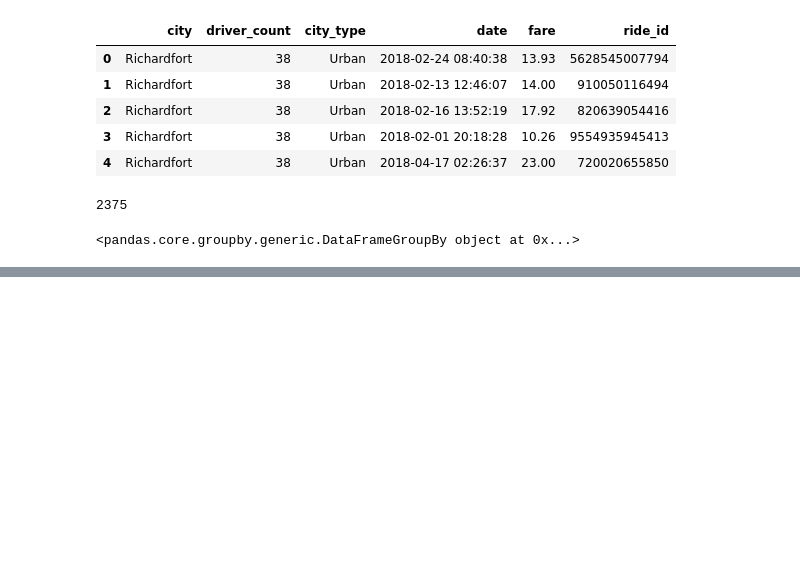
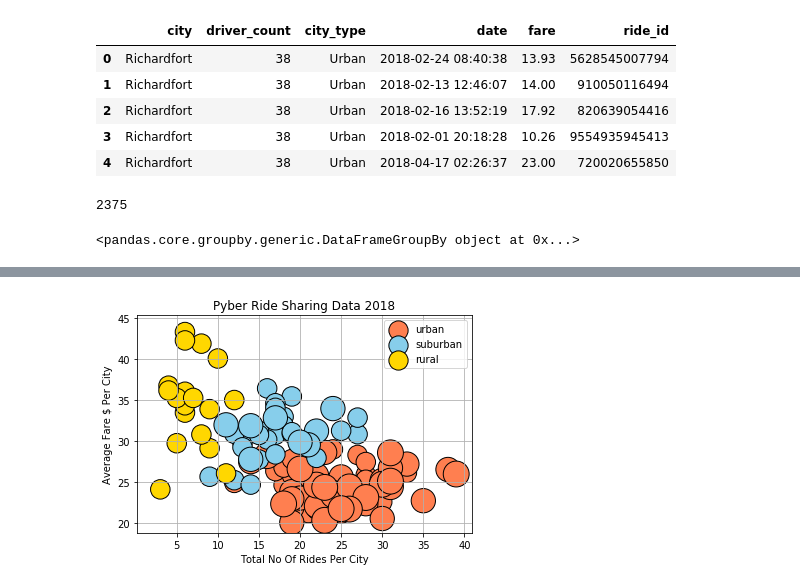
Before and after one commit to Nithyusha07/Matpotlib-challenge, a Jupyter notebook: PyBer.ipynb, the cells around one changed output, grey strips where cells are left out. Saved outputs shown, nothing was run; the diff lists cells and outputs as text; code cells hidden in the pictures; blank space fills up the shorter version.

```diff
--- a/PyBer.ipynb
+++ b/PyBer.ipynb
@@ -140,0 +143,4 @@ plt.show()
+# %%
+# Total No of Rides per suburban city
+rides_count_per_suburban_city = suburban_grouped_city_df[["ride_id"]].nunique()
+rides_count_per_suburban_city.head()
@@ -140,0 +155,9 @@ plt.show()
+# %%
+# Using GroupBy in order to separate the data into fields according to "Rural City" values
+rural_grouped_city_df = rural_data.groupby(['city','driver_count'])
+
+# The object returned is a "GroupBy" object and cannot be viewed normally...
+print(rural_grouped_city_df)
+
+# In order to be visualized, a data function must be used...
+# rural_grouped_city_df.count()
@@ -140,0 +166,4 @@ plt.show()
+# %%
+#Average fare per rural city
+Average_fare_per_rural_city = rural_grouped_city_df[["fare"]].mean().round(2)
+Average_fare_per_rural_city.head()
@@ -140,0 +178,4 @@ plt.show()
+# %%
+# Total No of Rides per rural city
+rides_count_per_rural_city = rural_grouped_city_df[["ride_id"]].nunique()
+rides_count_per_rural_city.head()
@@ -140,0 +190,24 @@ plt.show()
+# %%
+#define data
+x1 = rides_count_per_urban_city['ride_id']
+y1 = Average_fare_per_urban_city['fare']
+x2 = rides_count_per_suburban_city['ride_id']
+y2 = Average_fare_per_suburban_city['fare']
+x3 = rides_count_per_rural_city['ride_id']
+y3 = Average_fare_per_rural_city['fare']
+z = driver_data
+
+plt.ylabel('Average Fare $ Per City')
+plt.xlabel('Total No Of Rides Per City')
+plt.title('Pyber Ride Sharing Data 2018')
+
+
+plt.scatter(x1, y1, marker='o', label='urban', s=z*10, c='coral' , alpha=1, edgecolors='black')
+plt.scatter(x2, y2, marker='o', label='suburban', s=z*10, c='skyblue', alpha=1, edgecolors='black')
+plt.scatter(x3, y3, marker='o', label='rural', s=z*10, c='gold', alpha=1, edgecolors='black')
+# Plot legend.
+plt.legend(loc="upper right", markerscale=1., scatterpoints=1, fontsize=10)
+plt.grid(True)
+plt.show()
+# %% [output]
+[figure, added]
```
Also changed, not shown: parts of 16 cells of this notebook.
